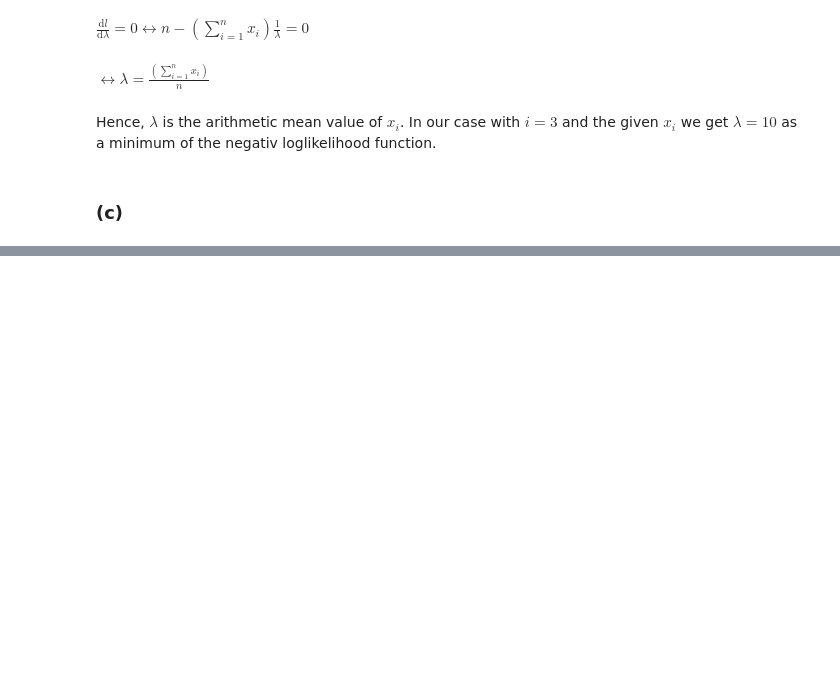
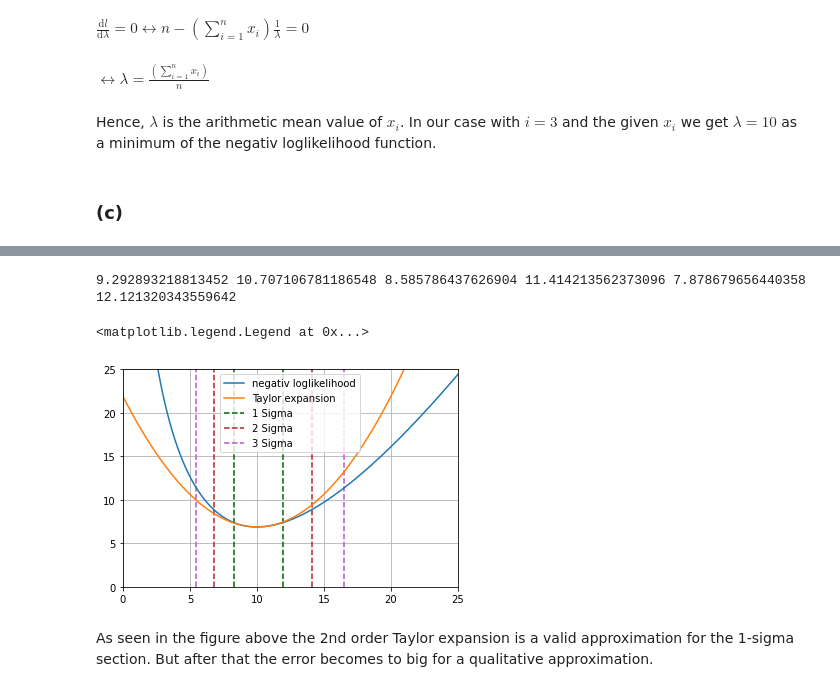
Before and after one commit to LdyMortem/SMDB, a Jupyter notebook: Sheet 4/Untitled.ipynb, the cells around one changed output, grey strips where cells are left out. Drawn from its saved outputs; the diff is of its cells as text; code cells hidden in the pictures; blank space fills up the shorter version.

```diff
--- a/Sheet 4/Untitled.ipynb
+++ b/Sheet 4/Untitled.ipynb
@@ -55,0 +107,35 @@ and what do these values tell us?
+# %%
+def T(lambda_):
+    return 6.881041446128762+(3/20)*(lambda_ - 10)**2
+def sigmaTp(c):
+    return np.sqrt(T(10)+c - 6.881041446128762) + 10
+def sigmaTm(c):
+    return -np.sqrt(T(10)+c - 6.881041446128762) + 10
+
+sigmaT1m = sigmaTm(1/2)
+sigmaT1p = sigmaTp(1/2)
+sigmaT2m = sigmaTm(2)
+sigmaT2p = sigmaTp(2)
+sigmaT3m = sigmaTm(9/2)
+sigmaT3p = sigmaTp(9/2)
+print(sigmaT1m,sigmaT1p,sigmaT2m,sigmaT2p,sigmaT3m,sigmaT3p)
+# %% [output]
+9.292893218813452 10.707106781186548 8.585786437626904 11.414213562373096 7.878679656440358 12.121320343559642
+# %%
+plt.plot(xx,l(xx),label="negativ loglikelihood")
+plt.plot(xx,T(xx),label="Taylor expansion")
+plt.vlines(8.28430843,0,140,linestyles='dashed',label="1 Sigma", color= "darkgreen")
+plt.vlines(11.93951395,0,140,linestyles='dashed', color= "darkgreen")
+plt.vlines(6.77992799,0,140,linestyles='dashed', color= "firebrick",label="2 Sigma")
+plt.vlines(14.11029103,0,140,linestyles='dashed', color= "firebrick")
+plt.vlines(5.47506751,0,140,linestyles='dashed', color= "mediumorchid",label="3 Sigma")
+plt.vlines(16.52049205,0,140,linestyles='dashed', color= "mediumorchid")
+plt.ylim(0,25)
+plt.xlim(0,25)
+plt.grid()
+plt.legend()
+# %% [output]
+<matplotlib.legend.Legend at 0x...>
+[figure, added]
+# %% [markdown]
+As seen in the figure above the 2nd order Taylor expansion is a valid approximation for the 1-sigma section. But after that the error becomes to big for a qualitative approximation.
```
Also changed, not shown: parts of 11 cells of this notebook, 1 other file.
